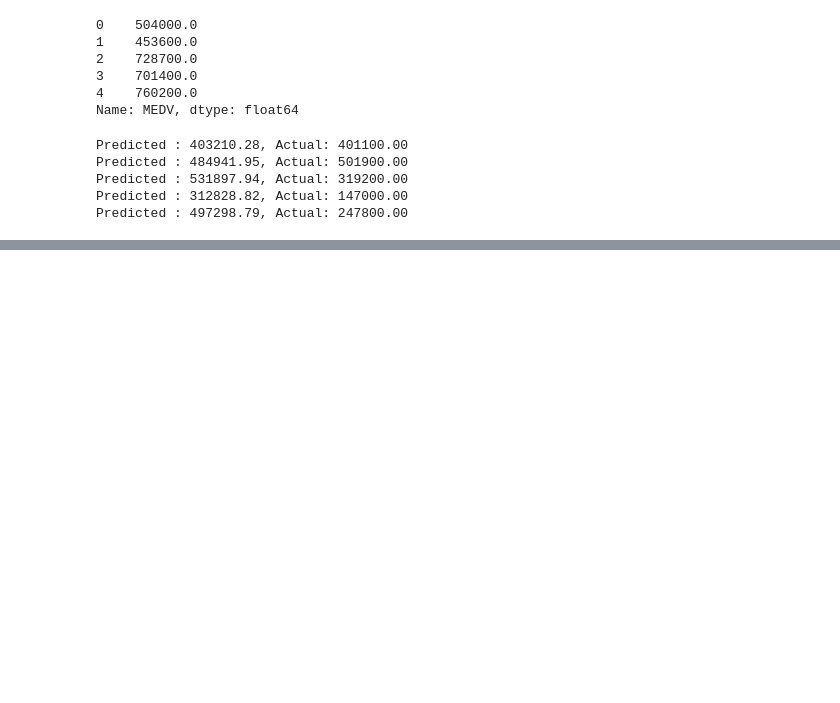
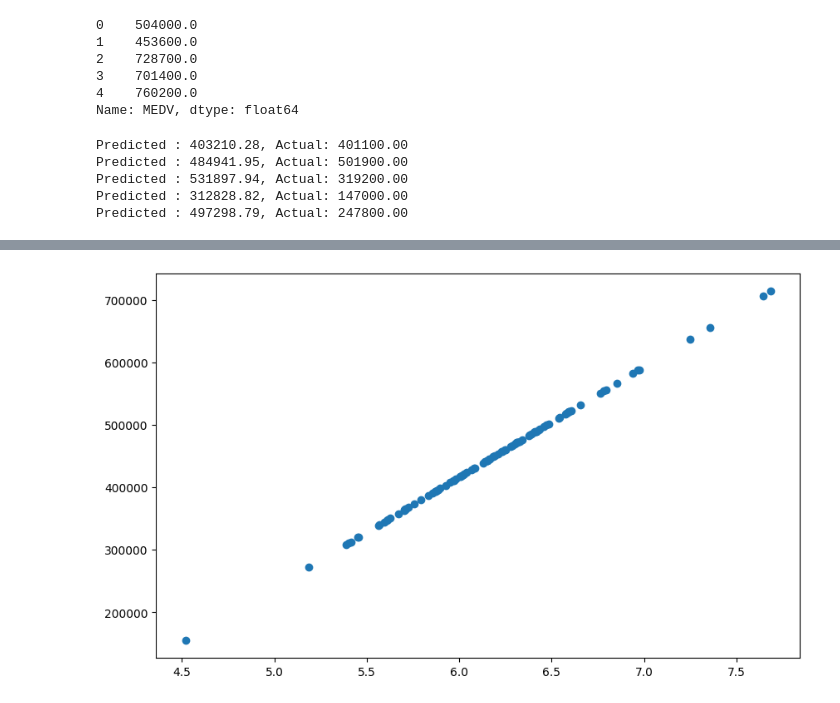
Before and after one commit to subenakhatun/Professional-Certificate-in-Python-for-Machine-Learning-and-Data-Science, a Jupyter notebook: MachineLearning/linearregression.ipynb, the cells around one changed output, grey strips where cells are left out. Cells and saved outputs as stored; diff of their text form; code cells hidden in the pictures; blank space fills up the shorter version.

```diff
--- a/MachineLearning/linearregression.ipynb
+++ b/MachineLearning/linearregression.ipynb
@@ -104,0 +135,6 @@ Predicted : 497298.79, Actual: 247800.00
+# %%
+plt.figure(figsize=(10,6))
+plt.scatter(x_test,y_pred)
+plt.show()
+# %% [output]
+[figure, added]
```
Also changed, not shown: parts of 7 cells of this notebook.
